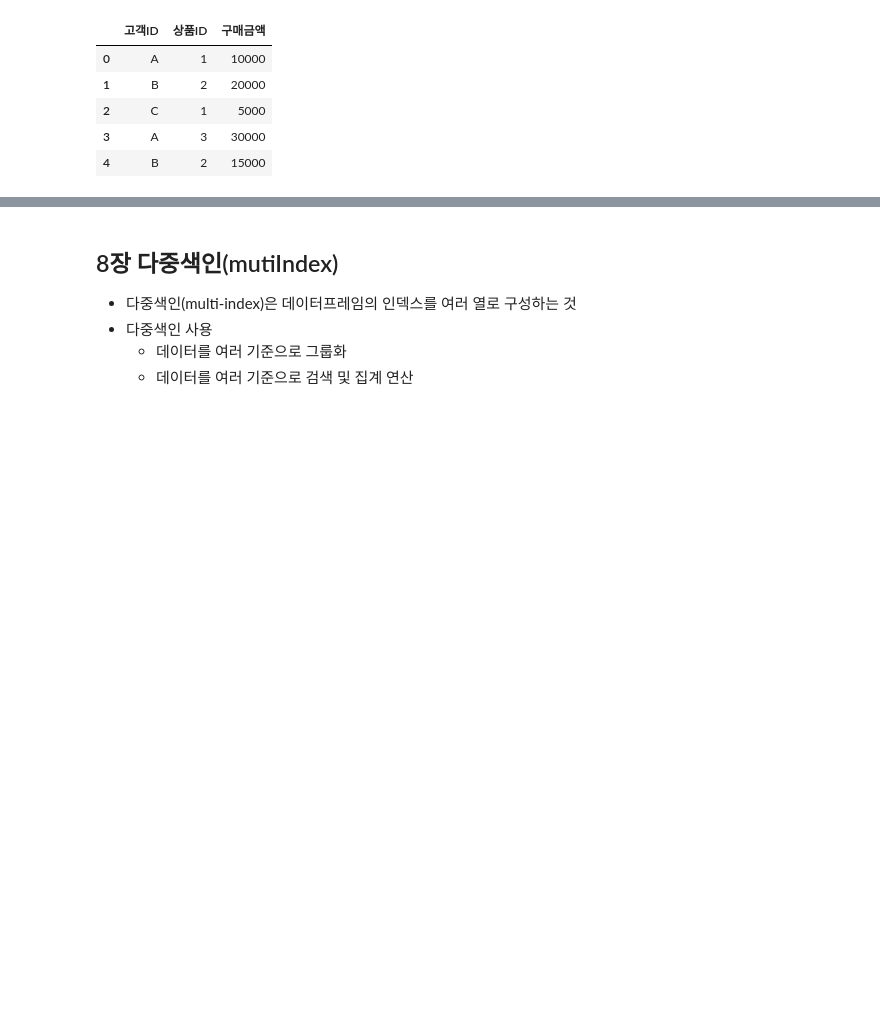
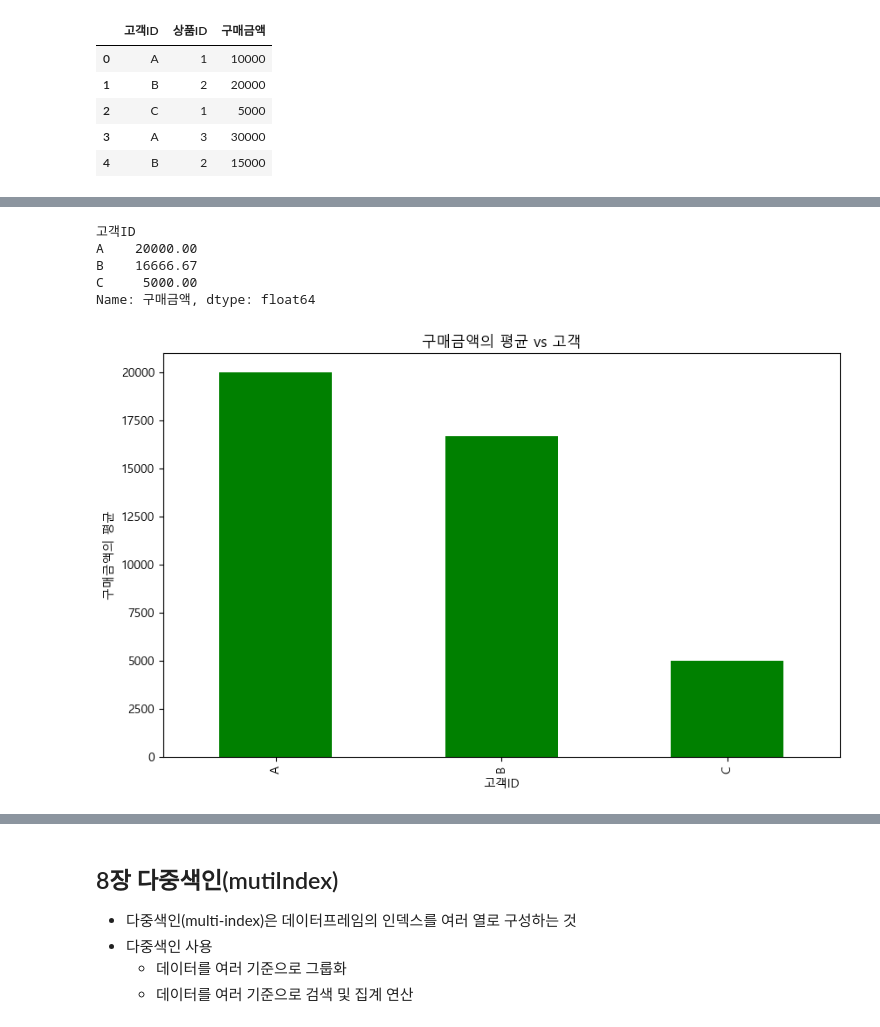
Before and after one commit to Kimtaegi4612/python_basic_3, a Jupyter notebook: data_analysis_05_02_class.ipynb, the cells around one changed output, grey strips where cells are left out. Drawn from its saved outputs; the diff is of its cells as text; code cells hidden in the pictures; blank space fills up the shorter version.

```diff
--- a/data_analysis_05_02_class.ipynb
+++ b/data_analysis_05_02_class.ipynb
@@ -191,0 +225,19 @@ df
+# %%
+# 5) 고객ID별 구매금액의 평균를 계산하고 막대그래프로 시각화하기
+result = round(df.groupby(["고객ID"])["구매금액"].mean(),2)
+print(result)
+print()
+
+plt.figure() # 하나의 도화지에 한개의 그래프
+result.plot(kind = "bar", color = "green")
+plt.title("구매금액의 평균 vs 고객")
+plt.ylabel("구매금액의 평균")
+
+plt.show()
+# %% [output]
+고객ID
+A    20000.00
+B    16666.67
+C     5000.00
+Name: 구매금액, dtype: float64
+[figure, added]
```
Also changed, not shown: parts of 43 cells of this notebook, 2 other files.
